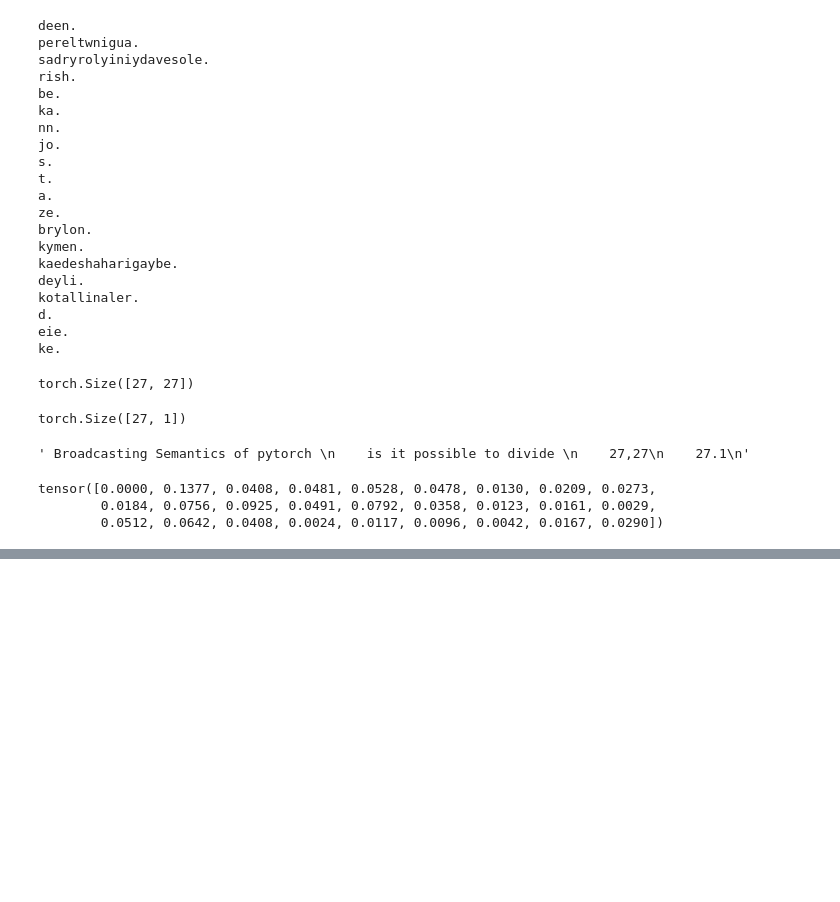
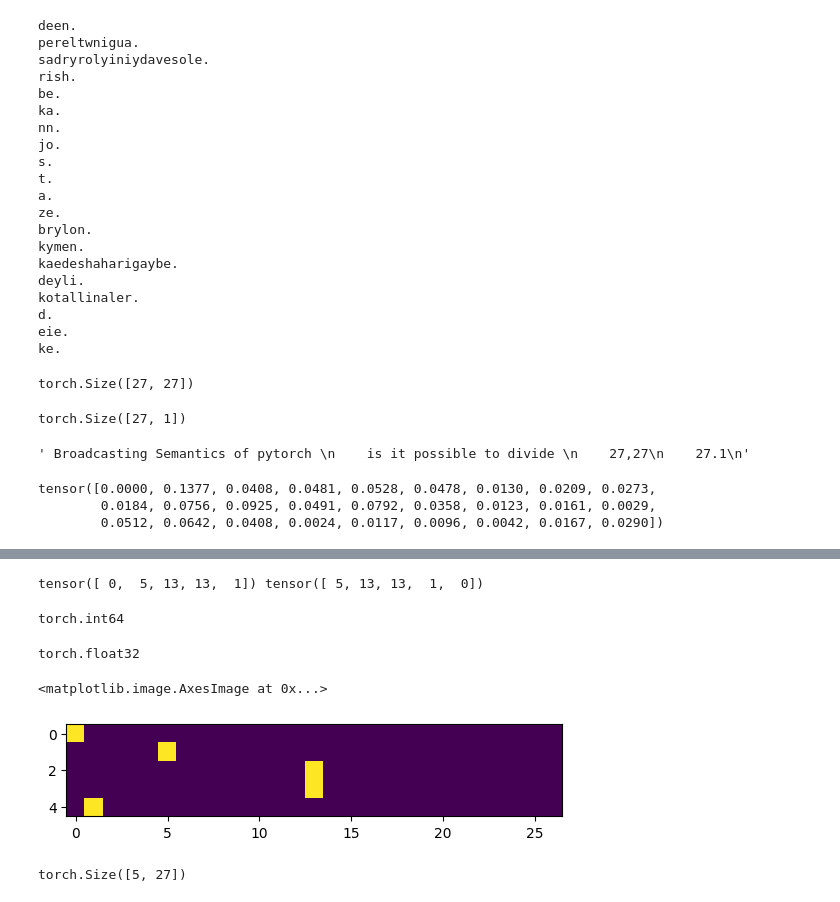
Before and after one commit to ch40xx/makemore, a Jupyter notebook: Makemore.ipynb, the cells around one changed output, grey strips where cells are left out. Saved outputs shown, nothing was run; the diff lists cells and outputs as text; code cells hidden in the pictures; blank space fills up the shorter version.

```diff
--- a/Makemore.ipynb
+++ b/Makemore.ipynb
@@ -409,0 +381,17 @@ nll/n=tensor(2.5138)
+# %%
+log_likelihood = 0.0
+n = 0
+for w in words:
+	chs = ['.'] + list(w) + ['.']
+	for ch1,ch2 in zip(chs,chs[1:]):
+		ix1 = stoi[ch1]
+		ix2 = stoi[ch2]
+		prob = P[ix1,ix2]
+		n += 1
+		log_likelihood += torch.log(prob)
+
+print(f"{log_likelihood=:.4f}")
+nll = -log_likelihood
+print(f"Negative LL = {nll}")
+Average_NLL = nll/n
+print(f"{Average_NLL=}")
@@ -409,0 +404,18 @@ nll/n=tensor(2.5138)
+# %%
+xs, ys = [],[]
+# %%
+for w in words[:1]:
+    chs = ['.'] + list(w) + ['.']
+    for ch1,ch2 in zip(chs,chs[1:]):
+        xs.append(stoi[ch1])
+        ys.append(stoi[ch2])
+
+xs = torch.tensor(xs)
+ys = torch.tensor(ys)
+print(xs,ys)
+# %% [output]
+tensor([ 0,  5, 13, 13,  1]) tensor([ 5, 13, 13,  1,  0])
+# %%
+xs.dtype
+# %% [output]
+torch.int64
@@ -409,0 +424,15 @@ nll/n=tensor(2.5138)
+# %%
+xsenc = F.one_hot(xs,num_classes=27).float()
+# %%
+xsenc.dtype
+# %% [output]
+torch.float32
+# %%
+plt.imshow(xsenc)
+# %% [output]
+<matplotlib.image.AxesImage at 0x...>
+[figure, added]
+# %%
+xsenc.shape
+# %% [output]
+torch.Size([5, 27])
```
Also changed, not shown: parts of 37 cells of this notebook, 7 other files.
